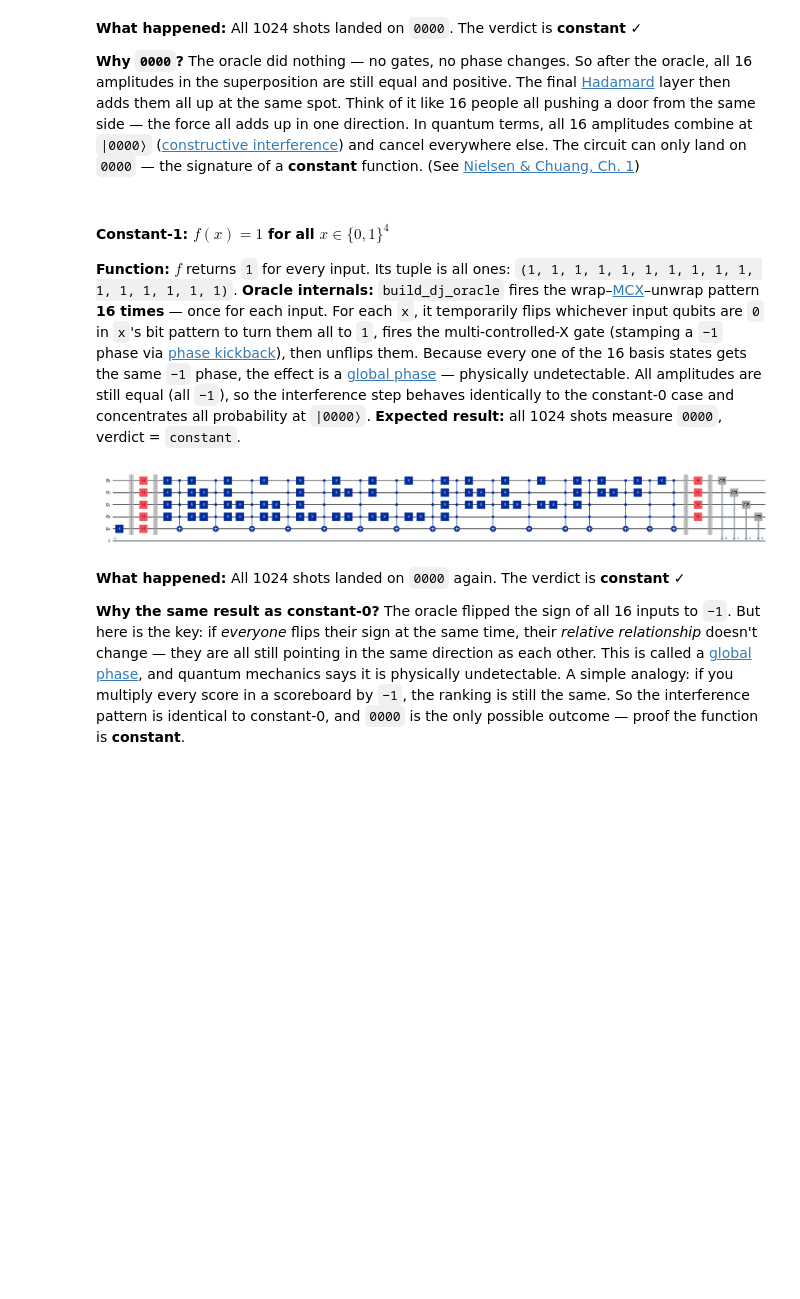
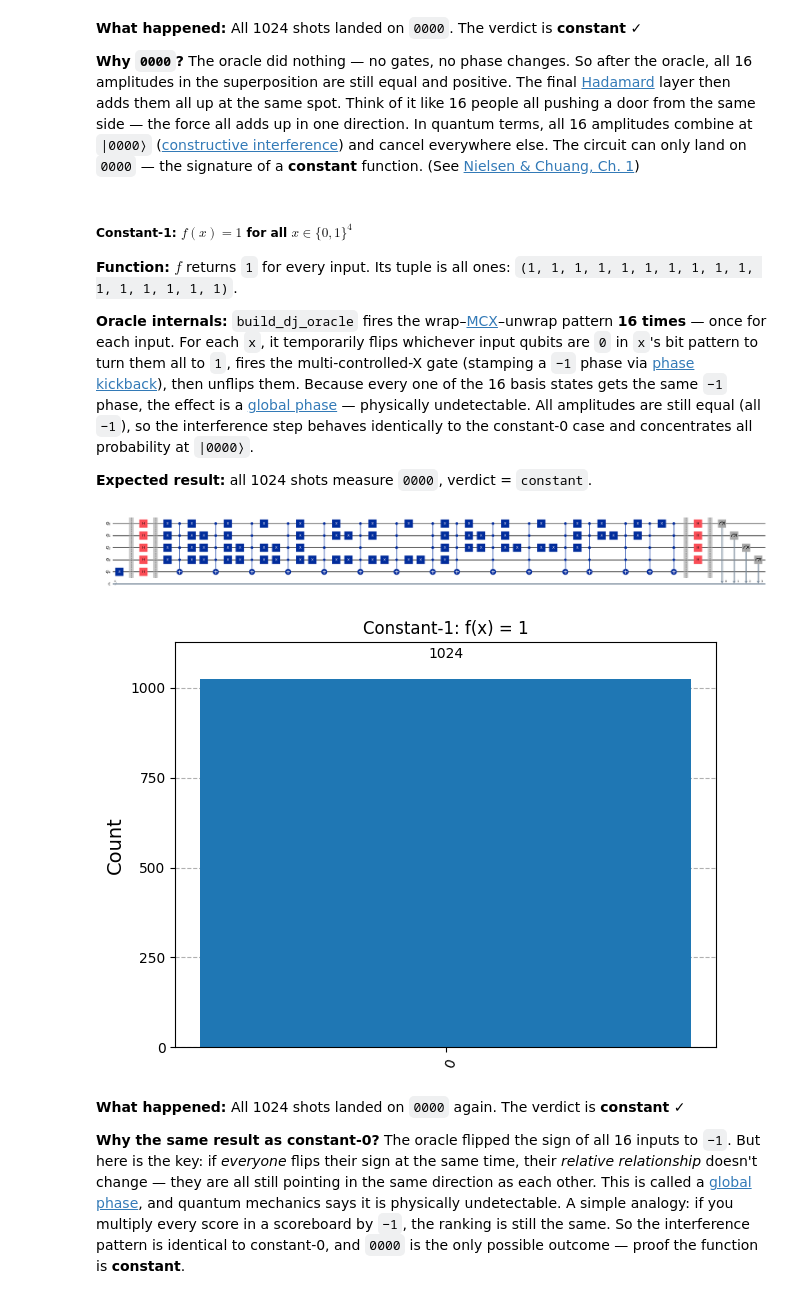
Before and after one commit to TiffanyYongNgikChee/emerging-technologies, a Jupyter notebook: problems.ipynb, the cells around one changed output. Drawn from its saved outputs; the diff is of its cells as text; code cells hidden in the pictures; blank space fills up the shorter version.

```diff
--- a/problems.ipynb
+++ b/problems.ipynb
@@ -4121,9 +4061,13 @@ display(qc_c0.draw('mpl', fold=-1))
 
 **Why `0000`?** The oracle did nothing — no gates, no phase changes. So after the oracle, all 16 amplitudes in the superposition are still equal and positive. The final [Hadamard](https://en.wikipedia.org/wiki/Hadamard_transform#Quantum_computing_applications) layer then adds them all up at the same spot. Think of it like 16 people all pushing a door from the same side — the force all adds up in one direction. In quantum terms, all 16 amplitudes combine at `|0000⟩` ([constructive interference](https://en.wikipedia.org/wiki/Wave_interference#Constructive_and_destructive_interference)) and cancel everywhere else. The circuit can only land on `0000` — the signature of a **constant** function. (See [Nielsen & Chuang, Ch. 1](https://www.cambridge.org/highereducation/books/quantum-computation-and-quantum-information/01E10196D0A682A6AEFFEA52D53BE9AE))
 # %% [markdown]
-#### Constant-1: $f(x) = 1$ for all $x \in \{0,1\}^4$
+##### Constant-1: $f(x) = 1$ for all $x \in \{0,1\}^4$
 
-**Function:** $f$ returns `1` for every input. Its tuple is all ones: `(1, 1, 1, 1, 1, 1, 1, 1, 1, 1, 1, 1, 1, 1, 1, 1)`. **Oracle internals:** `build_dj_oracle` fires the wrap–[MCX](https://en.wikipedia.org/wiki/Toffoli_gate)–unwrap pattern **16 times** — once for each input. For each `x`, it temporarily flips whichever input qubits are `0` in `x`'s bit pattern to turn them all to `1`, fires the multi-controlled-X gate (stamping a `−1` phase via [phase kickback](https://en.wikipedia.org/wiki/Phase_kickback)), then unflips them. Because every one of the 16 basis states gets the same `−1` phase, the effect is a [global phase](https://en.wikipedia.org/wiki/Global_phase_factor) — physically undetectable. All amplitudes are still equal (all `−1`), so the interference step behaves identically to the constant-0 case and concentrates all probability at `|0000⟩`. **Expected result:** all 1024 shots measure `0000`, verdict = `constant`.
+**Function:** $f$ returns `1` for every input. Its tuple is all ones: `(1, 1, 1, 1, 1, 1, 1, 1, 1, 1, 1, 1, 1, 1, 1, 1)`.
+
+**Oracle internals:** `build_dj_oracle` fires the wrap–[MCX](https://en.wikipedia.org/wiki/Toffoli_gate)–unwrap pattern **16 times** — once for each input. For each `x`, it temporarily flips whichever input qubits are `0` in `x`'s bit pattern to turn them all to `1`, fires the multi-controlled-X gate (stamping a `−1` phase via [phase kickback](https://en.wikipedia.org/wiki/Phase_kickback)), then unflips them. Because every one of the 16 basis states gets the same `−1` phase, the effect is a [global phase](https://en.wikipedia.org/wiki/Global_phase_factor) — physically undetectable. All amplitudes are still equal (all `−1`), so the interference step behaves identically to the constant-0 case and concentrates all probability at `|0000⟩`.
+
+**Expected result:** all 1024 shots measure `0000`, verdict = `constant`.
 # %%
 # Constant-1: f(x) = 1 for all inputs.
 const_1_tuple = (1,) * 16
@@ -4133,6 +4077,10 @@ verdict_c1, counts_c1, qc_c1 = run_dj(const_1_tuple)
 display(qc_c1.draw('mpl', fold=-1))
 # %% [output]
 [figure]
+# %%
+display(viz.plot_histogram(counts, title='Constant-1: f(x) = 1'))
+# %% [output]
+[figure, added]
 # %% [markdown]
 **What happened:** All 1024 shots landed on `0000` again. The verdict is **constant** ✓
 
```
Also changed, not shown: parts of 34 cells of this notebook.
